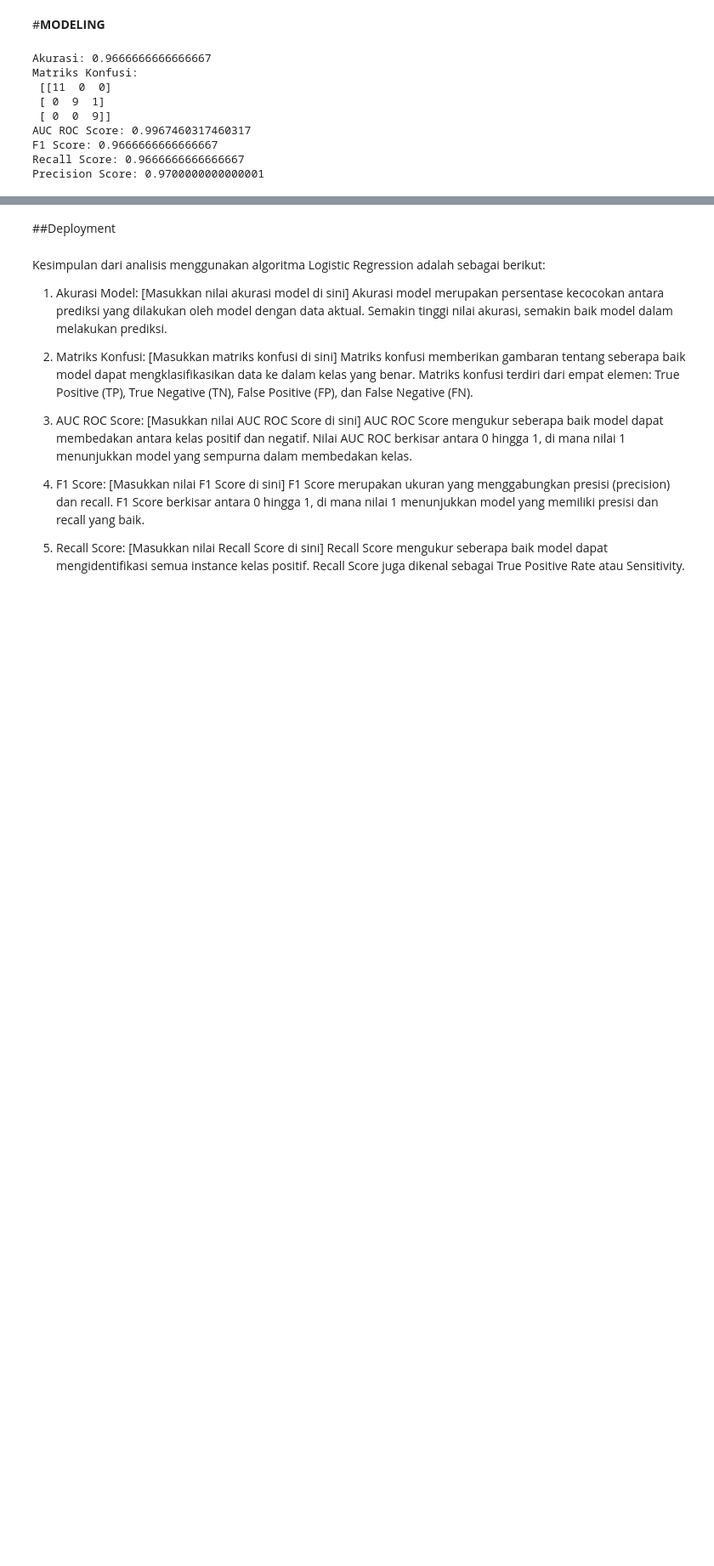
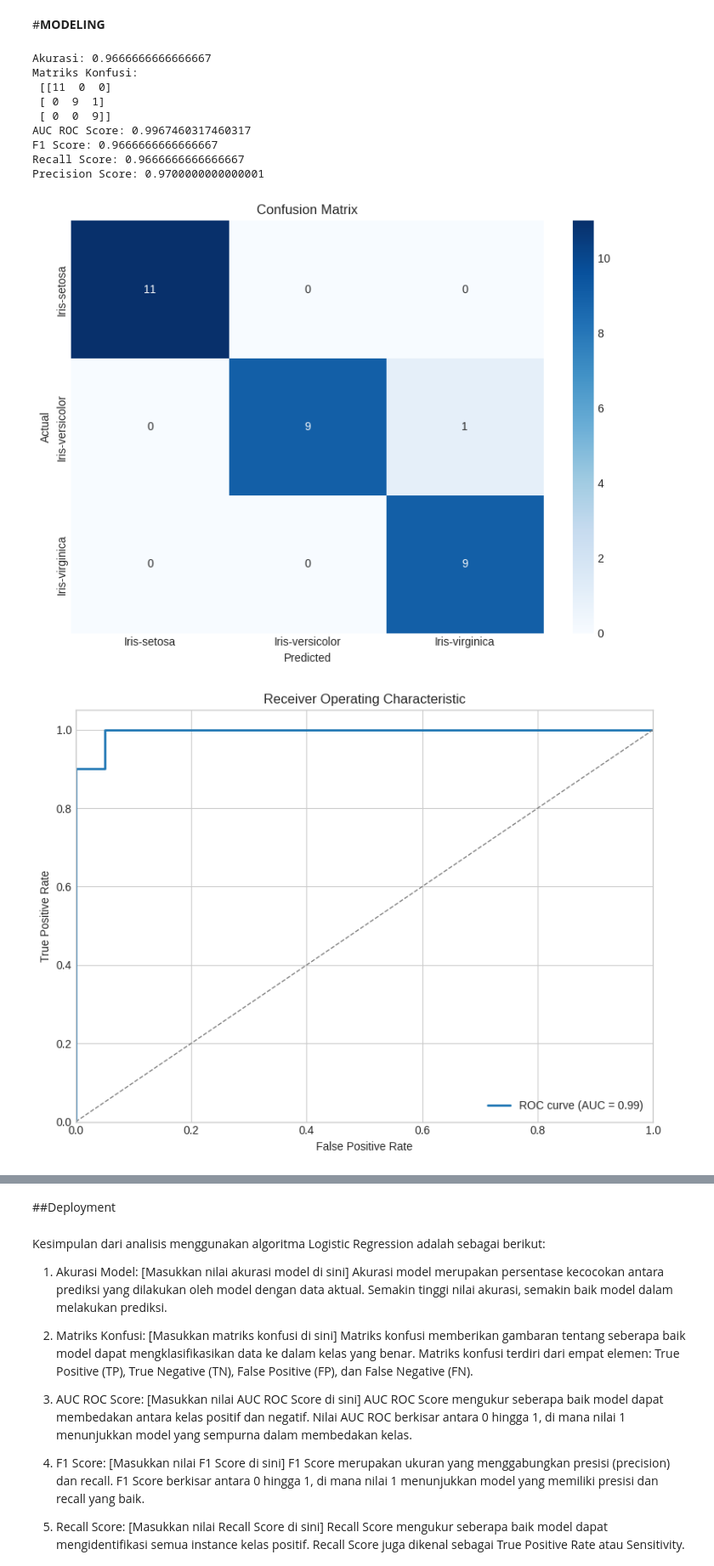
Before and after one commit to rhmdftrianto/DATMIN, a Jupyter notebook: 027_Rahmad_Fitrianto_Logistic_Regression.ipynb, the cells around one changed output, grey strips where cells are left out. Shown: that part at 85% size. Saved outputs shown, nothing was run; the diff lists cells and outputs as text; code cells hidden in the pictures; blank space fills up the shorter version.

```diff
--- a/027_Rahmad_Fitrianto_Logistic_Regression.ipynb
+++ b/027_Rahmad_Fitrianto_Logistic_Regression.ipynb
@@ -334,3 +334,46 @@ AUC ROC Score: 0.9967460317460317
 F1 Score: 0.9666666666666667
 Recall Score: 0.9666666666666667
 Precision Score: 0.9700000000000001
+# %%
+import seaborn as sns
+import matplotlib.pyplot as plt
+from sklearn.metrics import roc_curve, auc
+
+# Confusion Matrix Heatmap
+cm = confusion_matrix(y_test, y_pred)
+plt.figure(figsize=(8, 6))
+sns.heatmap(cm, annot=True, cmap="Blues", fmt="d", xticklabels=le.classes_, yticklabels=le.classes_)
+plt.title("Confusion Matrix")
+plt.xlabel("Predicted")
+plt.ylabel("Actual")
+plt.tight_layout()
+plt.show()
+
+# ROC Curve
+fpr, tpr, thresholds = roc_curve(y_test, y_proba[:, 1], pos_label=1)
+roc_auc = auc(fpr, tpr)
+plt.figure(figsize=(8, 6))
+plt.plot(fpr, tpr, lw=2, label='ROC curve (AUC = %0.2f)' % roc_auc)
+plt.plot([0, 1], [0, 1], color='gray', lw=1, linestyle='--')
+plt.xlim([0.0, 1.0])
+plt.ylim([0.0, 1.05])
+plt.xlabel('False Positive Rate')
+plt.ylabel('True Positive Rate')
+plt.title('Receiver Operating Characteristic')
+plt.legend(loc="lower right")
+plt.tight_layout()
+plt.show()
+
+# Bar Chart untuk Evaluation Metrics
+metrics = ['Accuracy', 'Precision', 'Recall', 'F1-Score']
+scores = [akurasi, skor_presisi, skor_recall, skor_f1]
+plt.figure(figsize=(8, 6))
+plt.bar(metrics, scores, color=['#1f77b4', '#ff7f0e', '#2ca02c', '#d62728'])
+plt.ylim([0.0, 1.0])
+plt.ylabel('Score')
+plt.title('Model Evaluation Metrics')
+plt.tight_layout()
+plt.show()
+# %% [output]
+[figure, added]
+[figure, added]
```
Also changed, not shown: parts of 1 cell of this notebook.
